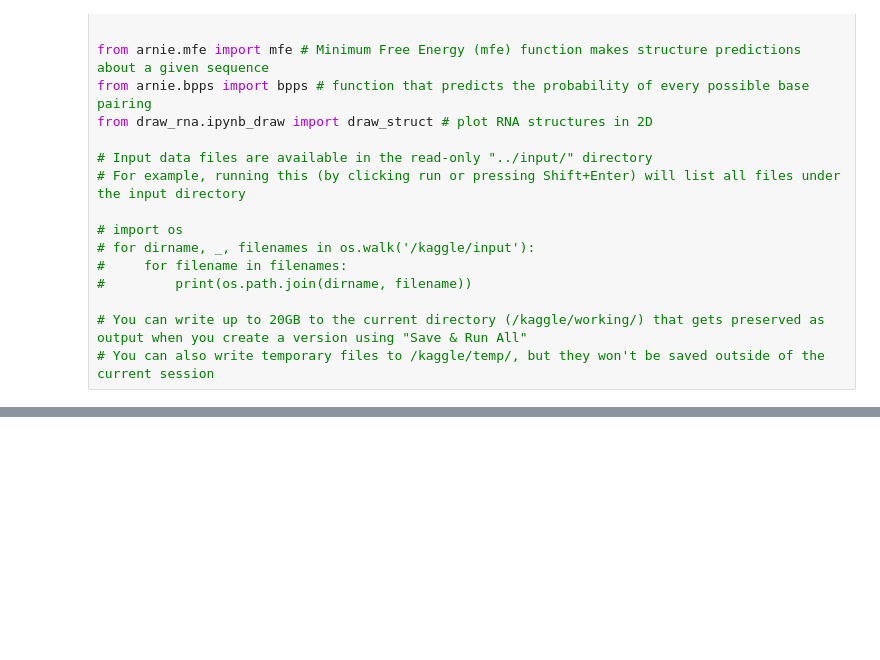
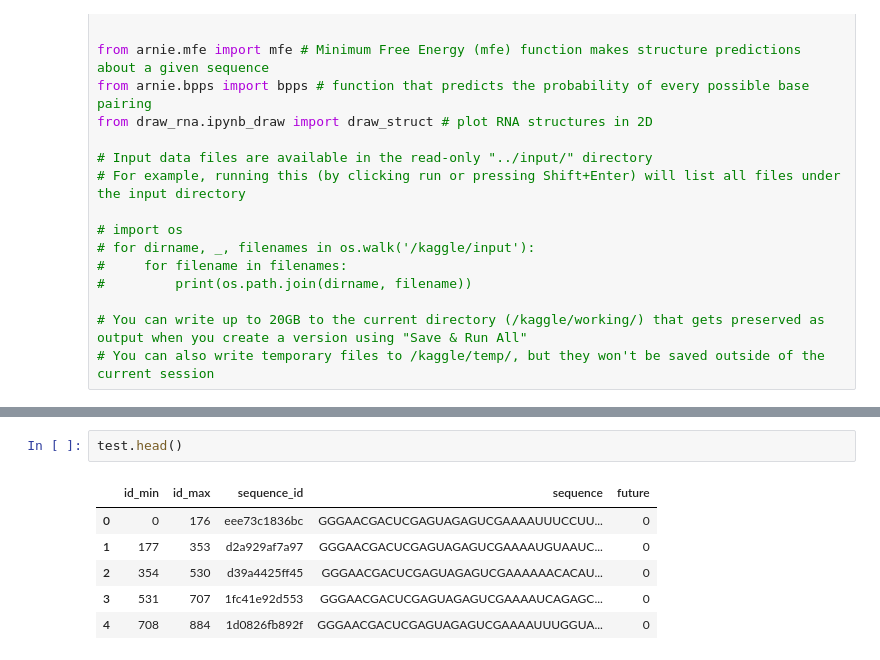
Before and after one commit to SmogJ/Kaggle-Competition----Stanford-Ribonanza-RNA-Folding, a Jupyter notebook: 1st-ribo-note.ipynb, the cells around one changed output, grey strips where cells are left out. Cells and saved outputs as stored; diff of their text form; blank space fills up the shorter version.

```diff
--- a/1st-ribo-note.ipynb
+++ b/1st-ribo-note.ipynb
@@ -52,0 +77,9 @@ from draw_rna.ipynb_draw import draw_struct # plot RNA structures in 2D
+# %%
+test.head()
+# %% [output]
+|  | id_min | id_max | sequence_id | sequence | future |
+| 0 | 0 | 176 | eee73c1836bc | GGGAACGACUCGAGUAGAGUCGAAAAUUUCCUU... | 0 |
+| 1 | 177 | 353 | d2a929af7a97 | GGGAACGACUCGAGUAGAGUCGAAAAUGUAAUC... | 0 |
+| 2 | 354 | 530 | d39a4425ff45 | GGGAACGACUCGAGUAGAGUCGAAAAAACACAU... | 0 |
+| 3 | 531 | 707 | 1fc41e92d553 | GGGAACGACUCGAGUAGAGUCGAAAAUCAGAGC... | 0 |
+| 4 | 708 | 884 | 1d0826fb892f | GGGAACGACUCGAGUAGAGUCGAAAAUUUGGUA... | 0 |
```
Also changed, not shown: parts of 17 cells of this notebook.
